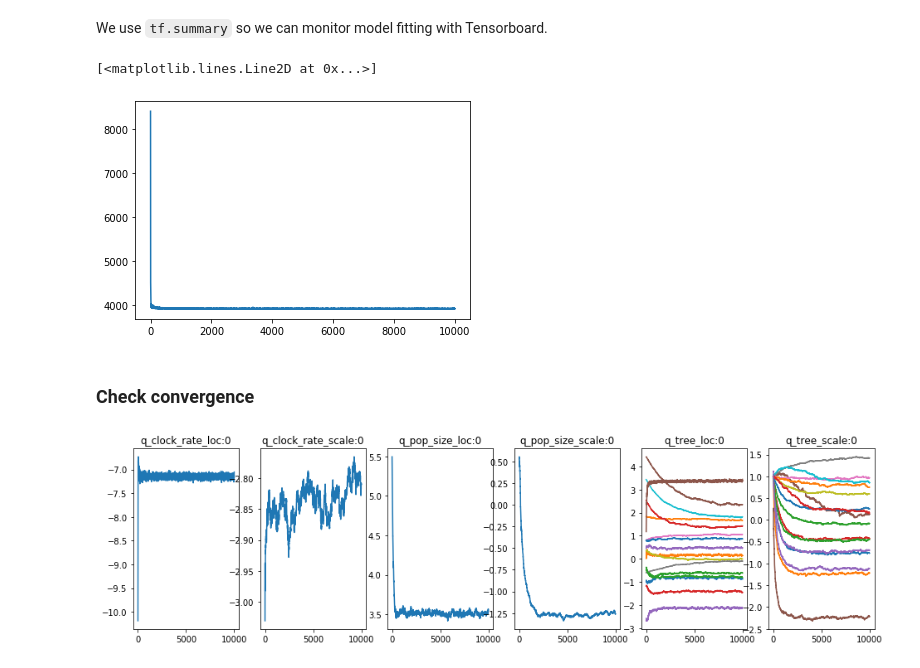
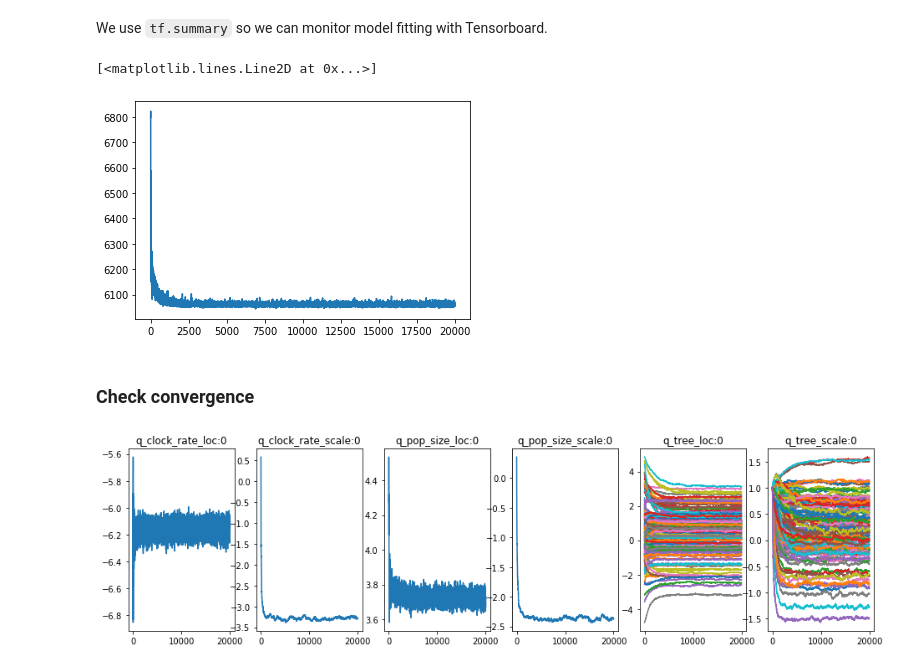
Before and after one commit to christiaanjs/treeflow-paper, a Jupyter notebook: treeflow_pipeline/data-pipeline.ipynb, the cells around one changed output. Cells and saved outputs as stored; diff of their text form; code cells hidden in the pictures.

```diff
--- a/treeflow_pipeline/data-pipeline.ipynb
+++ b/treeflow_pipeline/data-pipeline.ipynb
@@ -1,6 +1,6 @@
 # %%
-fasta_file = '../data/dengue.fasta'#'RSV2-reduced.fasta'
-date_regex = '[0-9]{2}$'#'[^s]*$'
+fasta_file = '../data/RSV2-reduced.fasta' #dengue.fasta
+date_regex = '[^s]*$'#[0-9]{2}$
 out_dir = 'out'
 # %% [markdown]
 # Topology inference
@@ -133,34 +130,34 @@ tree_scale_index = var_names.index('q_tree_scale:0')
 # %%
 import matplotlib.pyplot as plt
 import datetime
 import pathlib
 import os
 
 run_id = datetime.datetime.now().strftime('run %Y-%m-%d %H:%M:%S')
 log_dir = str(pathlib.Path('out') / 'tensorflow-logs' / run_id)
 os.mkdir(log_dir)
 writer = tf.summary.create_file_writer(log_dir, flush_millis=100)
 
 def trace_fn(traceable_quantities):
     with writer.as_default():
         tf.summary.scalar('loss', tf.reduce_sum(traceable_quantities.loss), step=traceable_quantities.step)
         tf.summary.scalar('root_loc', traceable_quantities.parameters[tree_loc_index][-1], step=traceable_quantities.step)
         tf.summary.scalar('root_scale', traceable_quantities.parameters[tree_scale_index][-1], step=traceable_quantities.step)
     return traceable_quantities.loss, traceable_quantities.parameters
 
 mean_field = rebuild_approx()
 optimizer = tf.optimizers.SGD(learning_rate=0.001)
 res = tfp.vi.fit_surrogate_posterior(log_prob,
                                      mean_field,
                                      optimizer,
-                                     10000,
+                                     20000,
                                      trace_fn=trace_fn,
                                      trainable_variables=mean_field.trainable_variables)
 
 plt.plot(res[0].numpy())
 # %% [output]
 [<matplotlib.lines.Line2D at 0x...>]
-[figure, old version]
+[figure, new version]
 # %% [markdown]
 ### Check convergence
 # %%
@@ -170,4 +167,4 @@ for ax, vals, name in zip(axs, res[1], var_names):
     ax.plot(vals)
     ax.set_title(name)
 # %% [output]
-[figure, old version]
+[figure, new version]
```
Also changed, not shown: parts of 8 cells of this notebook.
